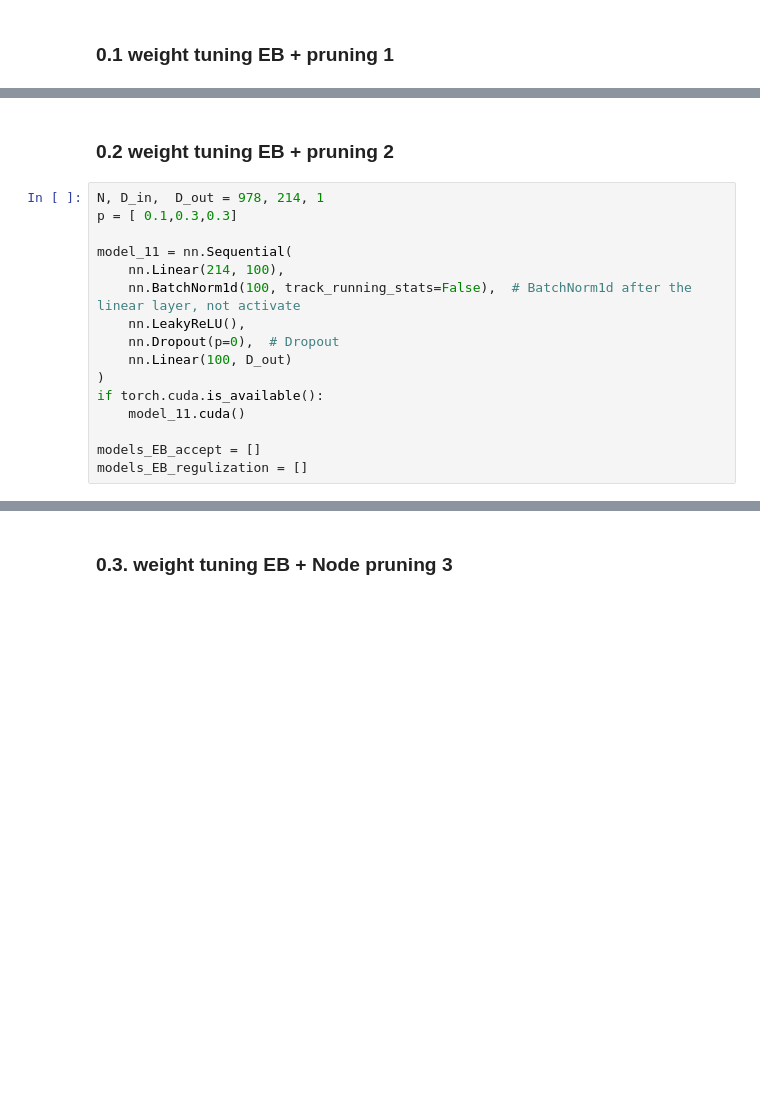
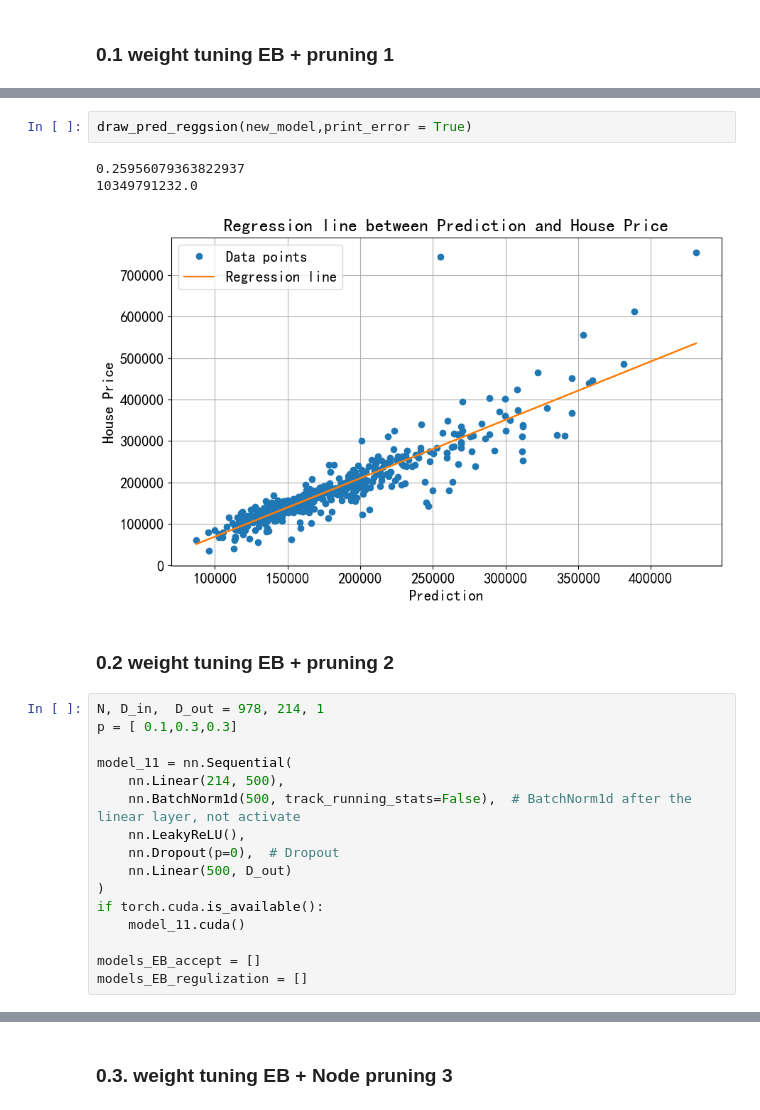
Before and after one commit to IanKu304/New_Learning_Algorithm_HW_SalePrice_predict, a Jupyter notebook: for presentation.ipynb, the cells around one changed output, grey strips where cells are left out. Saved outputs shown, nothing was run; the diff lists cells and outputs as text; blank space fills up the shorter version.

```diff
--- a/for presentation.ipynb
+++ b/for presentation.ipynb
@@ -586,3 +393,9 @@ Pruning layer 0 node 99 , error_bound =  0.1042 loss_new =  0.105
+# %%
+draw_pred_reggsion(new_model,print_error = True)
+# %% [output]
+0.25956079363822937
+10349791232.0
+[figure, added]
 # %% [markdown]
 ### 0.2 weight tuning EB  + pruning 2
 # %%
@@ -590,11 +403,11 @@ N, D_in,  D_out = 978, 214, 1
 p = [ 0.1,0.3,0.3]
 
 model_11 = nn.Sequential(
-    nn.Linear(214, 100),
-    nn.BatchNorm1d(100, track_running_stats=False),  # BatchNorm1d after the linear layer, not activate
+    nn.Linear(214, 500),
+    nn.BatchNorm1d(500, track_running_stats=False),  # BatchNorm1d after the linear layer, not activate
     nn.LeakyReLU(),
     nn.Dropout(p=0),  # Dropout
-    nn.Linear(100, D_out)
+    nn.Linear(500, D_out)
 )
 if torch.cuda.is_available():
     model_11.cuda()
```
Also changed, not shown: parts of 23 cells of this notebook.
